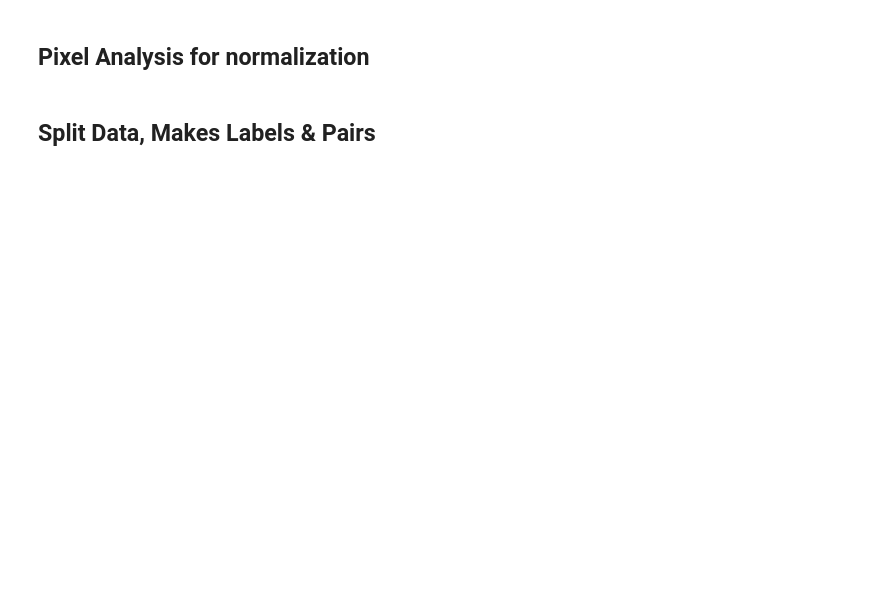
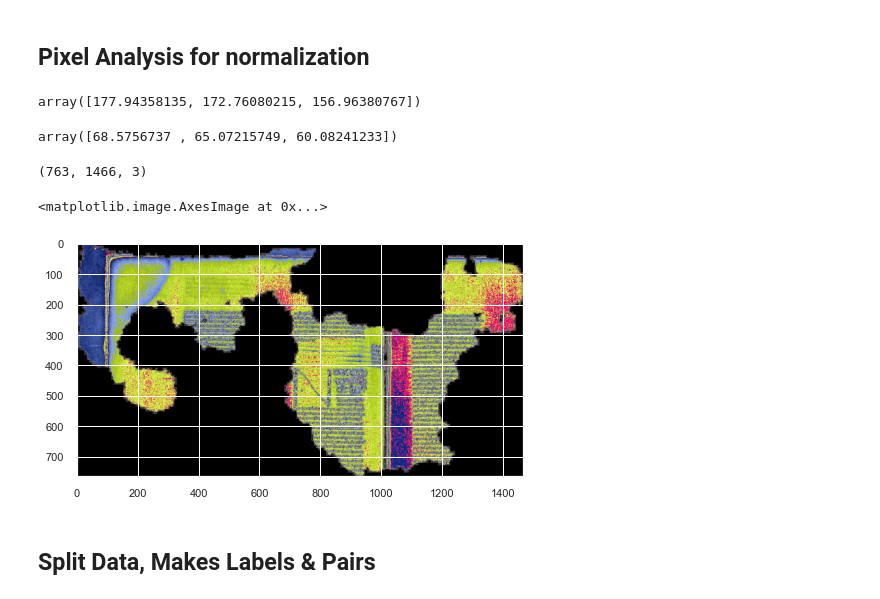
Before and after one commit to bohniti/jigsaw-puzzle-solver, a Jupyter notebook: notebooks/exploratory/eda_preproceccing.ipynb, the cells around one changed output. Cells and saved outputs as stored; diff of their text form; code cells hidden in the pictures; blank space fills up the shorter version.

```diff
--- a/notebooks/exploratory/eda_preproceccing.ipynb
+++ b/notebooks/exploratory/eda_preproceccing.ipynb
@@ -324,3 +323,43 @@ plt.show()
+# %%
+import random
+
+
+sampels = random.sample(file_names, 100)
+images = []
+means = []
+standards = []
+pixels = []
+for i in sampels:
+    img = np.array(Image.open(data_path + '/' + i + '.jpg'))
+    imgn = np.where(img>0,img,np.nan)
+    means.append(np.nanmean(imgn,axis=(0,1)))
+    standards.append(np.nanstd(imgn,axis=(0,1)))
+    pixels.append(imgn.shape[0] *  imgn.shape[1])
+    images.append(imgn)
+# %%
+means = np.array(means)
+means.sum(axis=0)/100
+# %% [output]
+array([177.94358135, 172.76080215, 156.96380767])
+# %%
+standards = np.array(standards)
+standards.sum(axis=0)/100
+# %% [output]
+array([68.5756737 , 65.07215749, 60.08241233])
+# %%
+img_norm_0 = ((imgn - [177.94358135, 172.76080215, 156.96380767]) / ([68.5756737, 65.07215749, 60.08241233]))
+# %%
+img_norm_0.shape
+# %% [output]
+(763, 1466, 3)
+# %%
+img_norm_0 = np.nan_to_num(img_norm_0, copy=True)
+img_norm_0 = Image.fromarray((img_norm_0 * 255).astype(np.uint8))
+# %%
+plt.imshow(img_norm_0)
+# %% [output]
+<matplotlib.image.AxesImage at 0x...>
+[figure, added]
 # %%
 import torch
 import torchvision
```
Also changed, not shown: parts of 5 cells of this notebook, 2 other files.
